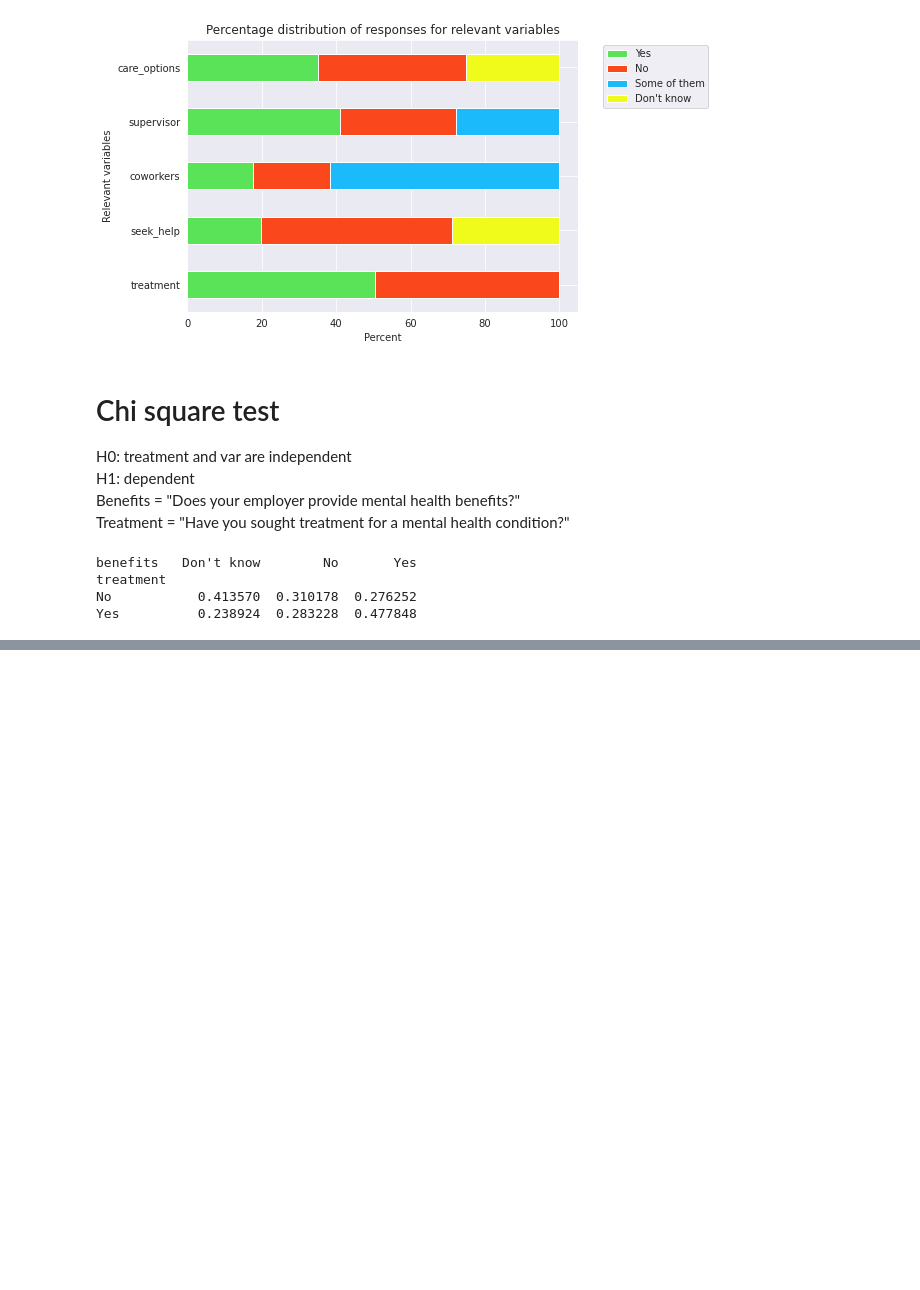
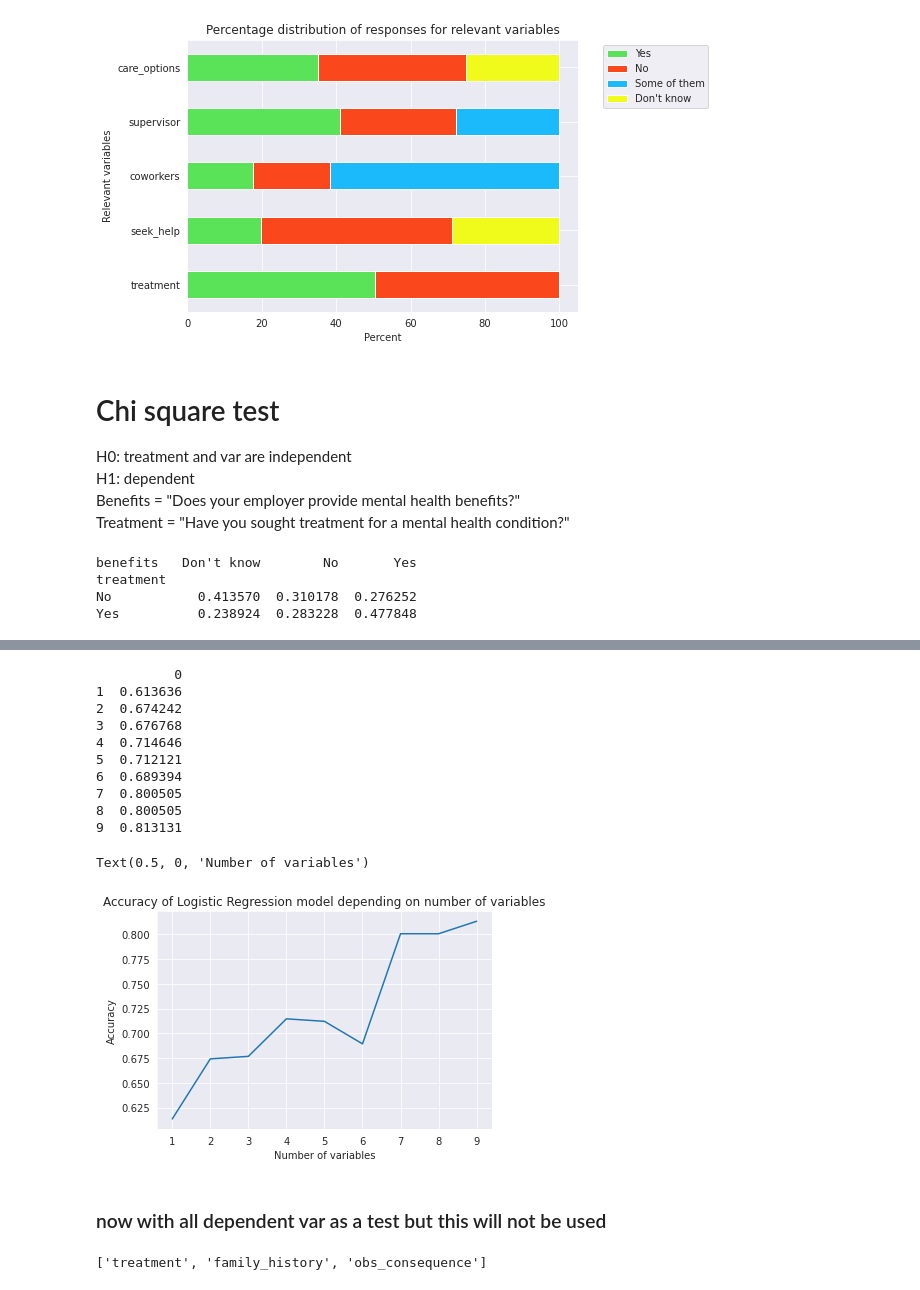
Before and after one commit to moniqueabu/data_science_final_project, a Jupyter notebook: project.ipynb, the cells around one changed output, grey strips where cells are left out. Cells and saved outputs as stored; diff of their text form; code cells hidden in the pictures; blank space fills up the shorter version.

```diff
--- a/project.ipynb
+++ b/project.ipynb
@@ -235,0 +378,29 @@ Reject null: dependent
+# %%
+results = pd.DataFrame([0.6136363636363636,0.6742424242424242, 0.6767676767676768,0.7146464646464646, 0.7121212121212122, 0.6893939393939394, 0.8005050505050505, 0.8005050505050505,0.8131313131313131], [1,2,3,4,5,6,7,8,9])
+print(results)
+plt.plot(results)
+plt.title("Accuracy of Logistic Regression model depending on number of variables")
+plt.ylabel("Accuracy")
+plt.xlabel("Number of variables")
+# %% [output]
+          0
+1  0.613636
+2  0.674242
+3  0.676768
+4  0.714646
+5  0.712121
+6  0.689394
+7  0.800505
+8  0.800505
+9  0.813131
+Text(0.5, 0, 'Number of variables')
+[figure, added]
+# %% [markdown]
+### now with all dependent var as a test but this will not be used
+# %%
+two_vals = []
+for i in all_dep_cols:
+    if(len(df.value_counts(subset=i)) == 2): two_vals.append(i)
+print(two_vals)
+# %% [output]
+['treatment', 'family_history', 'obs_consequence']
```
Also changed, not shown: parts of 21 cells of this notebook.
